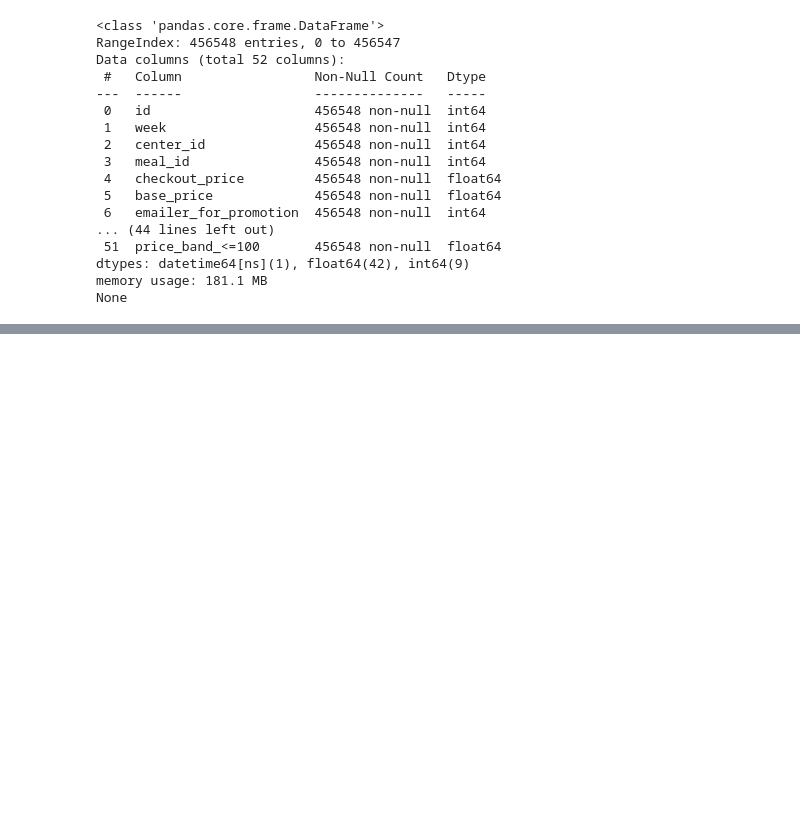
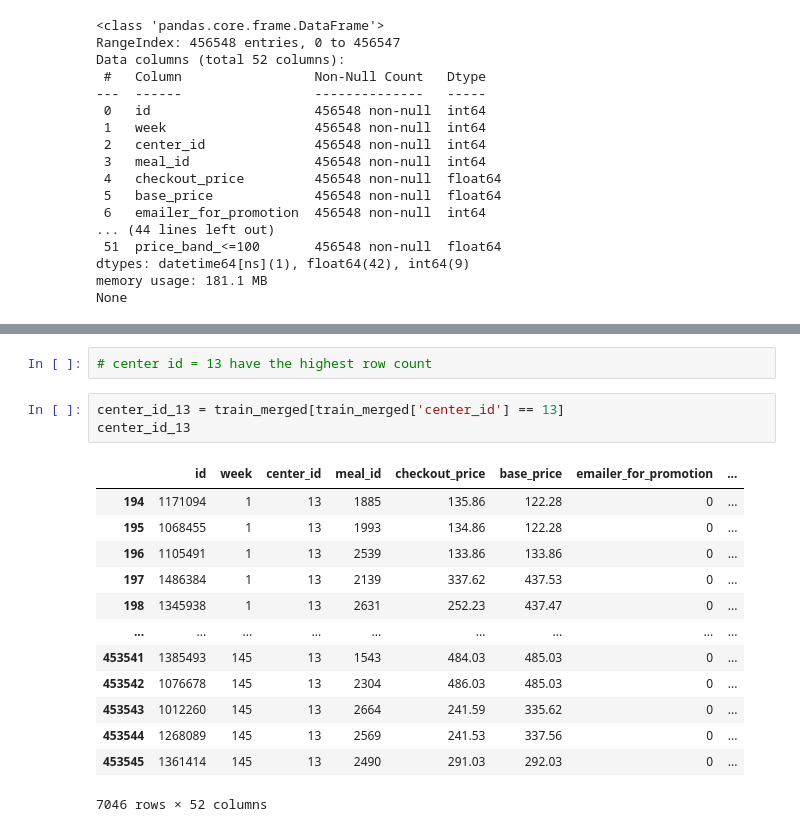
Before and after one commit to am1t-verma/AI_Demand_Forecasting_and_Inventory_Optimization, a Jupyter notebook: eda_food_demand_forecasting_v1.ipynb, the cells around one changed output, grey strips where cells are left out. Drawn from its saved outputs; the diff is of its cells as text; blank space fills up the shorter version.

Commit message:
filter center

```diff
--- a/eda_food_demand_forecasting_v1.ipynb
+++ b/eda_food_demand_forecasting_v1.ipynb
@@ -710,0 +739,19 @@ None
+# %%
+# center id = 13 have the highest row count
+# %%
+center_id_13 = train_merged[train_merged['center_id'] == 13]
+center_id_13
+# %% [output]
+|  | id | week | center_id | meal_id | checkout_price | base_price | emailer_for_promotion | ... |
+| 194 | 1171094 | 1 | 13 | 1885 | 135.86 | 122.28 | 0 | ... |
+| 195 | 1068455 | 1 | 13 | 1993 | 134.86 | 122.28 | 0 | ... |
+| 196 | 1105491 | 1 | 13 | 2539 | 133.86 | 133.86 | 0 | ... |
+| 197 | 1486384 | 1 | 13 | 2139 | 337.62 | 437.53 | 0 | ... |
+| 198 | 1345938 | 1 | 13 | 2631 | 252.23 | 437.47 | 0 | ... |
+| ... | ... | ... | ... | ... | ... | ... | ... | ... |
+| 453541 | 1385493 | 145 | 13 | 1543 | 484.03 | 485.03 | 0 | ... |
+| 453542 | 1076678 | 145 | 13 | 2304 | 486.03 | 485.03 | 0 | ... |
+| 453543 | 1012260 | 145 | 13 | 2664 | 241.59 | 335.62 | 0 | ... |
+| 453544 | 1268089 | 145 | 13 | 2569 | 241.53 | 337.56 | 0 | ... |
+| 453545 | 1361414 | 145 | 13 | 2490 | 291.03 | 292.03 | 0 | ... |
+7046 rows × 52 columns
```
Also changed, not shown: parts of 2 cells of this notebook.
